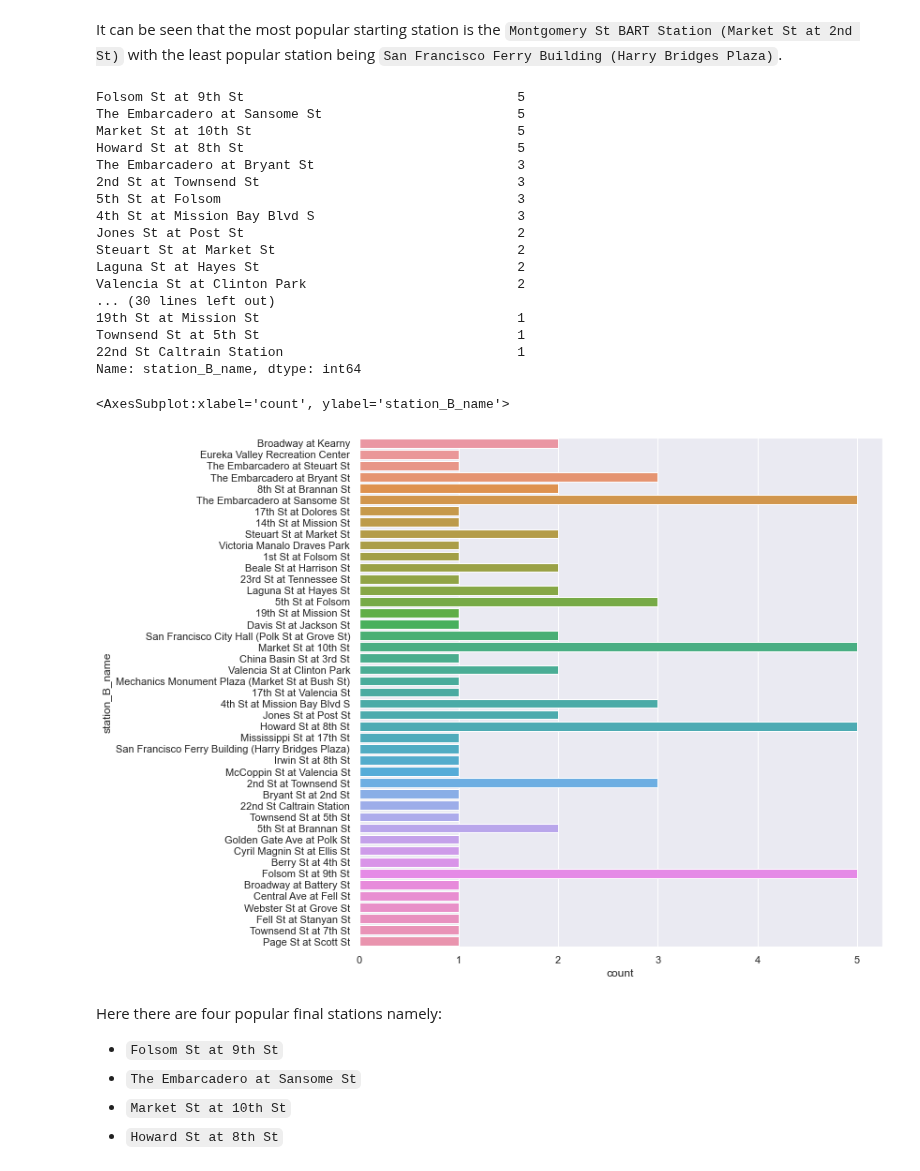
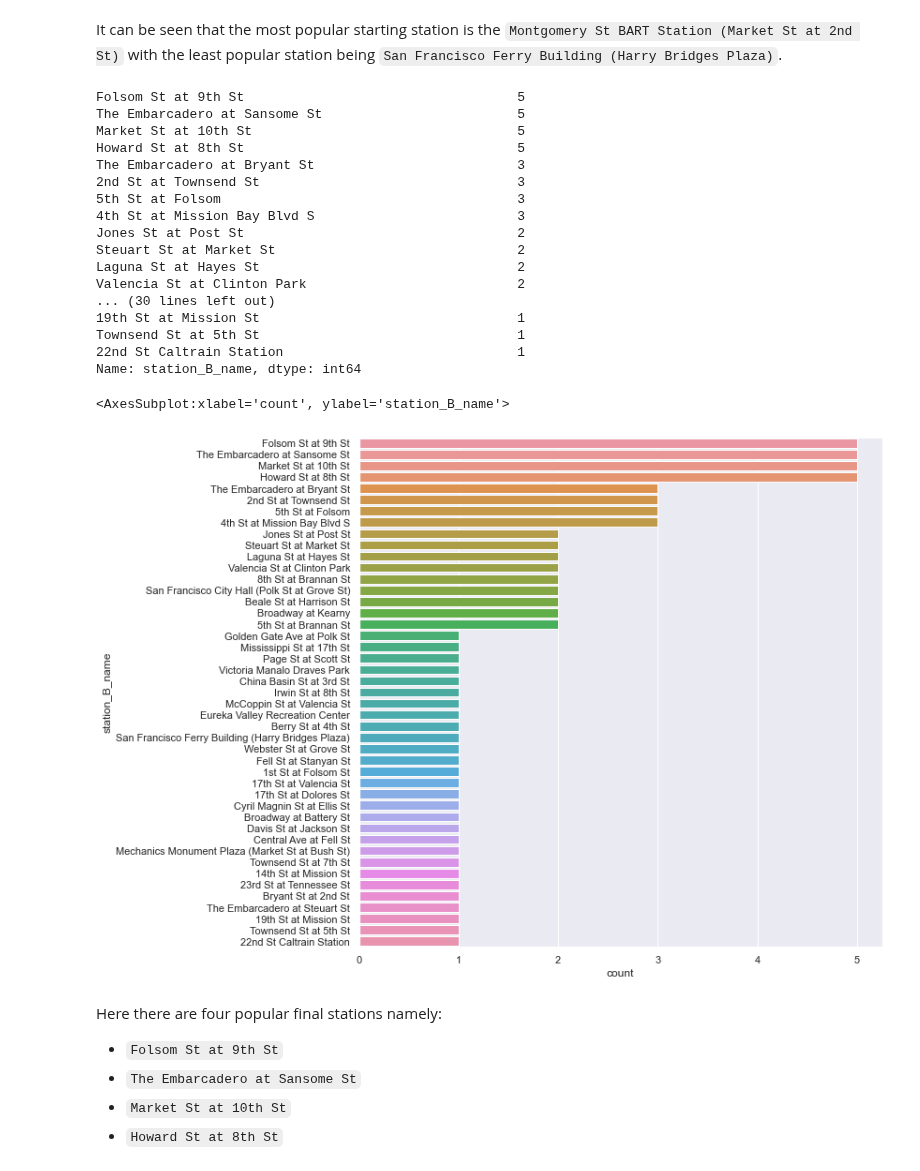
Before and after one commit to joeelorm/Projects, a Jupyter notebook: Data Cleaning/Data Cleaning.ipynb, the cells around one changed output. Saved outputs shown, nothing was run; the diff lists cells and outputs as text; code cells hidden in the pictures.

```diff
--- a/Data Cleaning/Data Cleaning.ipynb
+++ b/Data Cleaning/Data Cleaning.ipynb
@@ -497,0 +500,7 @@ plt.show()
+# %%
+#Binning the ages
+bins = [20, 30, 40, 50, 60, 70]
+labels = ['Young Adult', 'Middle Adult', 'Middle old', 'Senior', 'Old']
+
+ride_sharing_sub['age_group'] = pd.cut(ride_sharing_sub['user_age'], bins, labels = labels)
+ride_sharing_sub.head(3)
@@ -573,31 +621,32 @@ It can be seen that the most popular starting station is the `Montgomery St BART
 # %%
 #Most popular final stations
 station_B = ride_sharing_sub['station_B_name'].value_counts()
 print(station_B)
 #Visualizing the popularity of the final stations
 plt.figure(figsize = (10, 10))
 sns.set(font_scale = 1)
-sns.countplot(y = 'station_B_name', data = ride_sharing_sub)
+sns.countplot(y = 'station_B_name', data = ride_sharing_sub,
+              order = ride_sharing_sub.station_B_name.value_counts(ascending = False).index)
 # %% [output]
 Folsom St at 9th St                                   5
 The Embarcadero at Sansome St                         5
 Market St at 10th St                                  5
 Howard St at 8th St                                   5
 The Embarcadero at Bryant St                          3
 2nd St at Townsend St                                 3
 5th St at Folsom                                      3
 4th St at Mission Bay Blvd S                          3
 Jones St at Post St                                   2
 Steuart St at Market St                               2
 Laguna St at Hayes St                                 2
 Valencia St at Clinton Park                           2
 ... (30 lines left out)
 19th St at Mission St                                 1
 Townsend St at 5th St                                 1
 22nd St Caltrain Station                              1
 Name: station_B_name, dtype: int64
 <AxesSubplot:xlabel='count', ylabel='station_B_name'>
-[figure, old version]
+[figure, new version]
 # %% [markdown]
 Here there are four popular final stations namely:
 - `Folsom St at 9th St`
```
Also changed, not shown: parts of 10 cells of this notebook.
